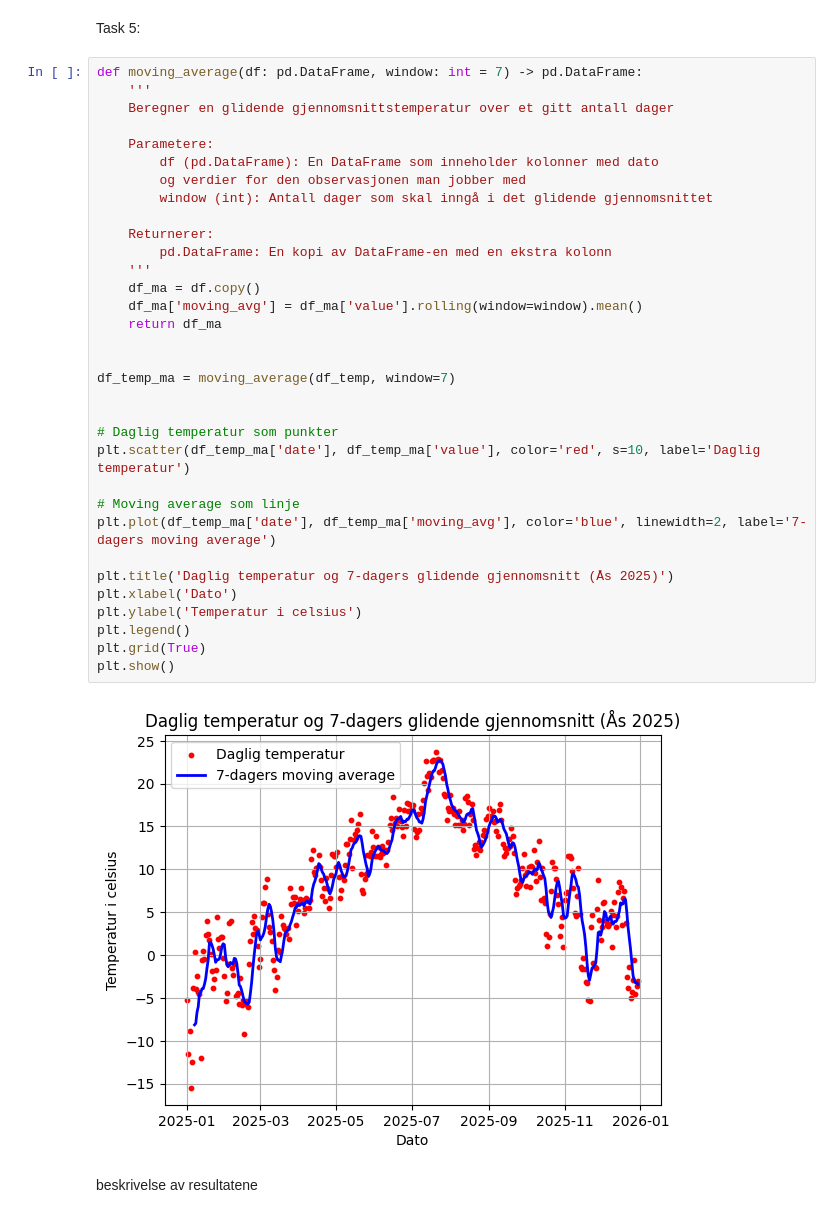
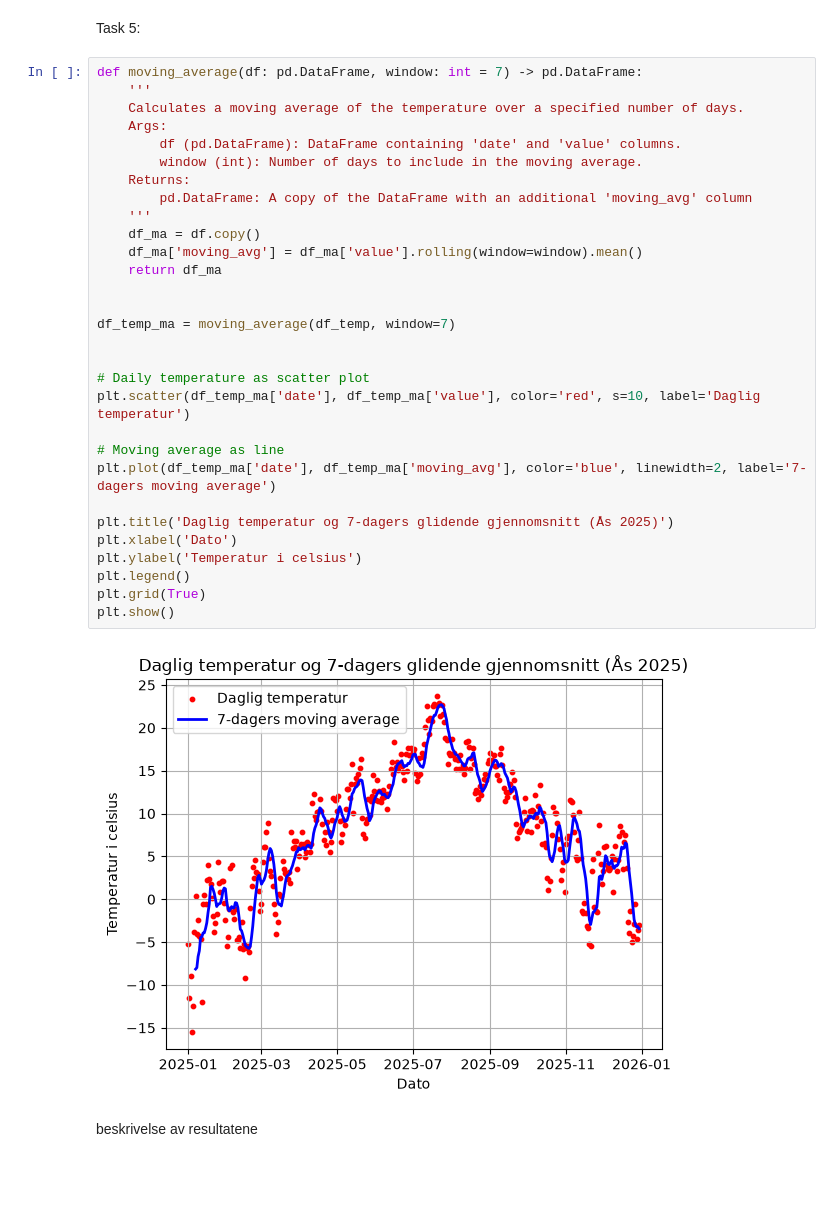
Before and after one commit to kacoew/INF201, a Jupyter notebook: Deliverable 1/Deliverable.ipynb, the cells around one changed output. Cells and saved outputs as stored; diff of their text form; blank space fills up the shorter version.

```diff
--- a/Deliverable 1/Deliverable.ipynb
+++ b/Deliverable 1/Deliverable.ipynb
@@ -138,37 +299,34 @@ Task 5:
 # %%
 def moving_average(df: pd.DataFrame, window: int = 7) -> pd.DataFrame:
     '''
-    Beregner en glidende gjennomsnittstemperatur over et gitt antall dager
-
-    Parametere:
-        df (pd.DataFrame): En DataFrame som inneholder kolonner med dato
-        og verdier for den observasjonen man jobber med
-        window (int): Antall dager som skal inngå i det glidende gjennomsnittet
-
-    Returnerer:
-        pd.DataFrame: En kopi av DataFrame-en med en ekstra kolonn
+    Calculates a moving average of the temperature over a specified number of days.
+    Args:
+        df (pd.DataFrame): DataFrame containing 'date' and 'value' columns.
+        window (int): Number of days to include in the moving average.
+    Returns:
+        pd.DataFrame: A copy of the DataFrame with an additional 'moving_avg' column
     '''
     df_ma = df.copy()
     df_ma['moving_avg'] = df_ma['value'].rolling(window=window).mean()
     return df_ma
 
 
 df_temp_ma = moving_average(df_temp, window=7)
 
 
-# Daglig temperatur som punkter
+# Daily temperature as scatter plot
 plt.scatter(df_temp_ma['date'], df_temp_ma['value'], color='red', s=10, label='Daglig temperatur')
 
-# Moving average som linje
+# Moving average as line
 plt.plot(df_temp_ma['date'], df_temp_ma['moving_avg'], color='blue', linewidth=2, label='7-dagers moving average')
 
 plt.title('Daglig temperatur og 7-dagers glidende gjennomsnitt (Ås 2025)')
 plt.xlabel('Dato')
 plt.ylabel('Temperatur i celsius')
 plt.legend()
 plt.grid(True)
 plt.show()
 # %% [output]
-[figure, old version]
+[figure, new version]
 # %% [markdown]
 beskrivelse av resultatene
```
Also changed, not shown: parts of 5 cells of this notebook.
